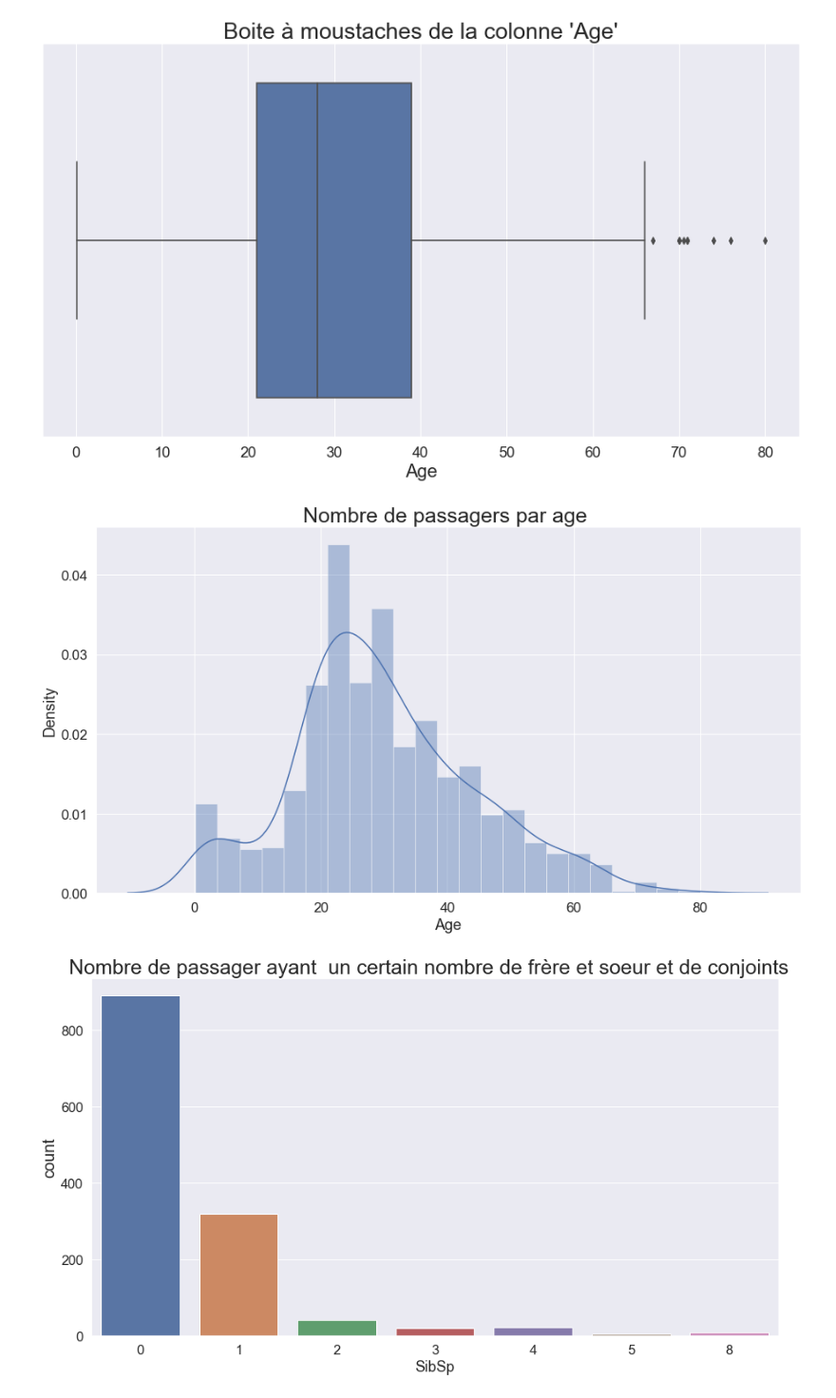
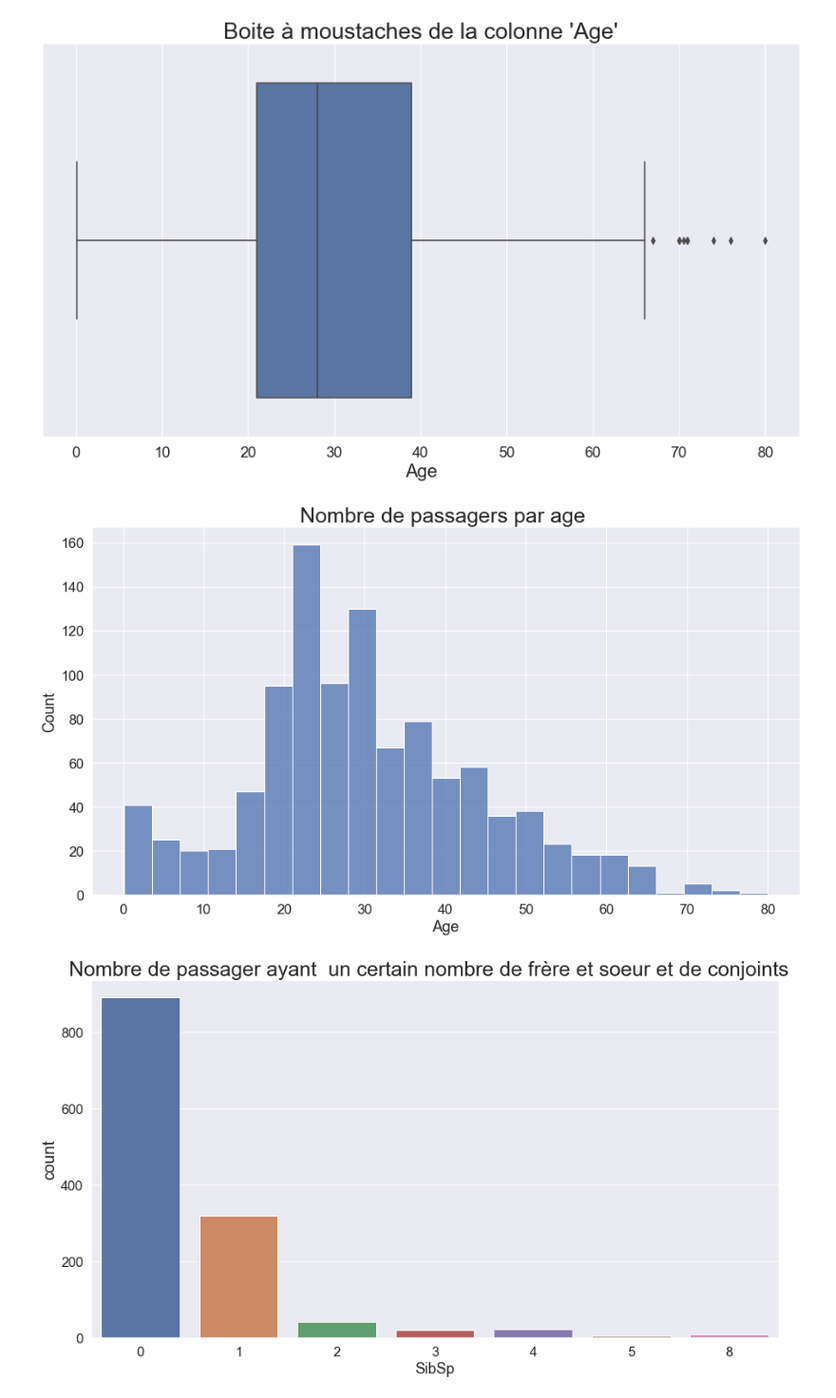
Before and after one commit to bouhamidi/Projet_fdd, a Jupyter notebook: PROJET_FDD.ipynb, the cells around one changed output. Shown at 95% size. Drawn from its saved outputs; the diff is of its cells as text; code cells hidden in the pictures.

```diff
--- a/PROJET_FDD.ipynb
+++ b/PROJET_FDD.ipynb
@@ -63,7 +64,7 @@ test_df
 # %% [markdown]
 ### On fusionne le dataset de test et de train pour la visualisation et le preprocessing
 # %%
-merged_df = pd.concat([train_df, test_df], ignore_index=True)
+merged_df = pd.concat([train_df, test_df], ignore_index=False)
 # %%
 merged_df
 # %% [output]
@@ -185,11 +154,11 @@ plt.xlabel('Age',size=20);
 [figure]
 # %%
 plt.figure(figsize=(15,8))
-sns.distplot(merged_df["Age"])
+sns.histplot(merged_df["Age"])
 plt.title("Nombre de passagers par age ", fontsize=25);
 #plt.savefig("Nombre de pass par age.jpg")
 # %% [output]
-[figure, old version]
+[figure, new version]
 # %%
 plt.figure(figsize=(15,8))
 plt.title("Nombre de passager ayant  un certain nombre de frère et soeur et de conjoints  " , fontsize=25)
```
Also changed, not shown: parts of 108 cells of this notebook, 3 other files.
